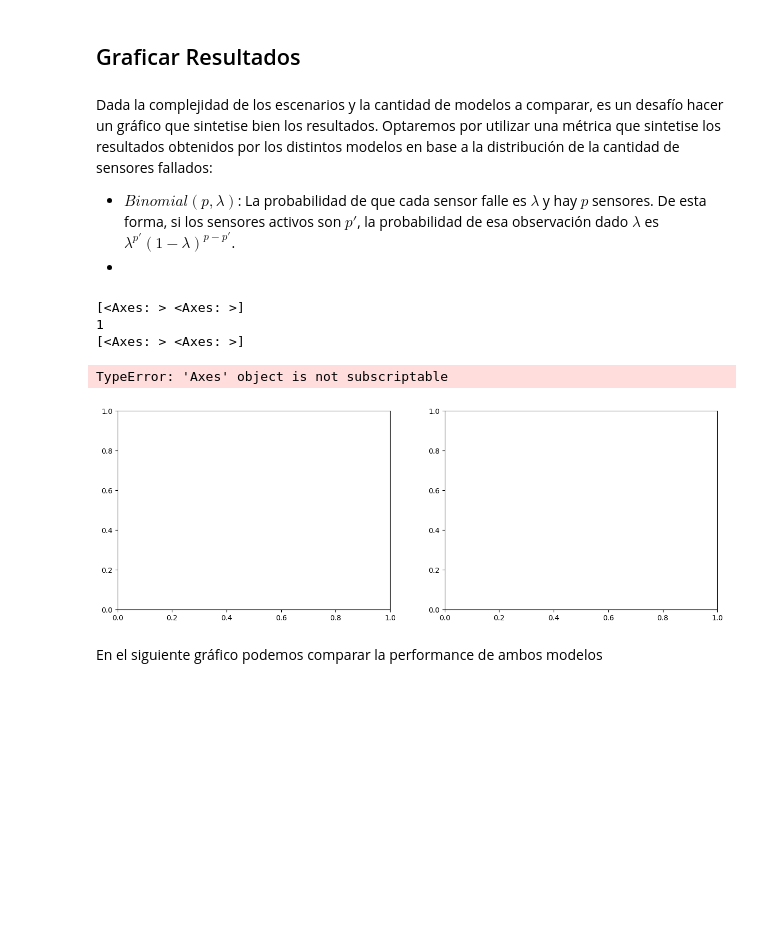
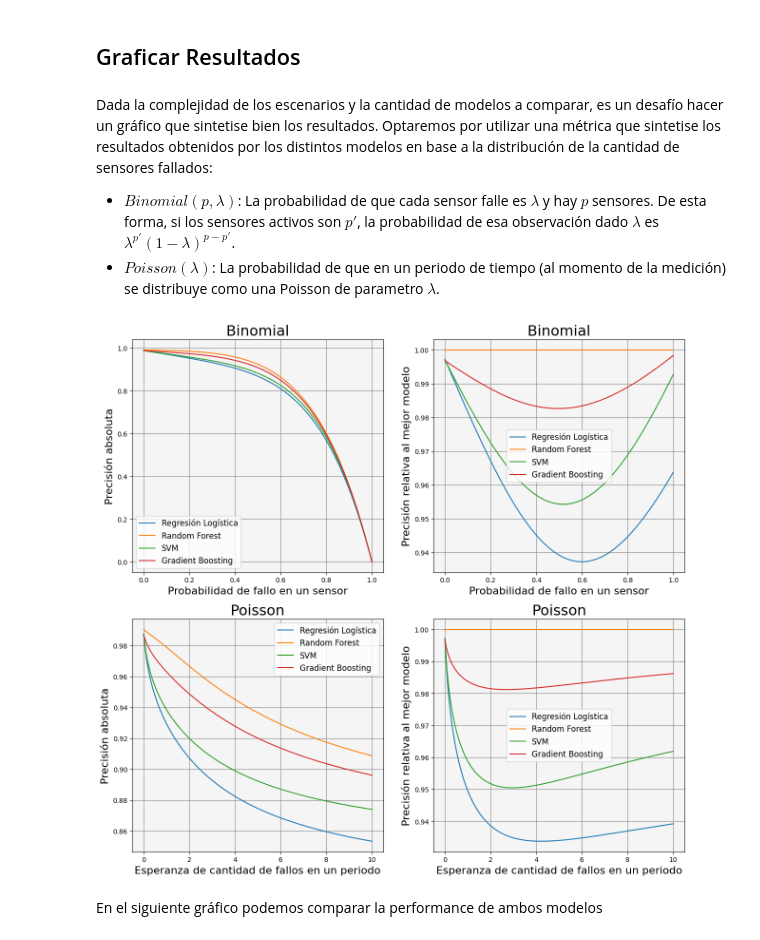
Before and after one commit to carlucho1/CONAIISI-2024-2, a Jupyter notebook: CONAIISI2024B.ipynb, the cells around one changed output. Saved outputs shown, nothing was run; the diff lists cells and outputs as text; code cells hidden in the pictures; blank space fills up the shorter version.

```diff
--- a/CONAIISI2024B.ipynb
+++ b/CONAIISI2024B.ipynb
@@ -219,6 +219,6 @@ rsubconjuntos
 # %% [markdown]
 Dada la complejidad de los escenarios y la cantidad de modelos a comparar, es un desafío hacer un gráfico que sintetise bien los resultados. Optaremos por utilizar una métrica que sintetise los resultados obtenidos por los distintos modelos en base a la distribución de la cantidad de sensores fallados:
 * $Binomial(p, \lambda)$: La probabilidad de que cada sensor falle es $\lambda$ y hay $p$ sensores. De esta forma, si los sensores activos son $p'$, la probabilidad de esa observación dado $\lambda$ es $ \lambda^{p'} (1-\lambda)^{p-p'}$.
-*
+* $Poisson(\lambda)$: La probabilidad de que en un periodo de tiempo (al momento de la medición) se distribuye como una Poisson de parametro $\lambda$.
 # %%
 def Graficar(rsubconjuntos, modelos, distribuciones):
@@ -275,15 +279,35 @@ class Binomial:
         for l in self.x:
             y.append(np.sum(resi * (1-l) ** tams * l ** (self.n - tams)))
         return np.array(y)
+# %%
+class Poisson:
+    def __init__(self, l0 = 0, l1 = 1, n_points = 1000):
+        self.x = np.linspace(l0,l1,n_points)
+
+    def get_x(self):
+        return self.x
+
+    def get_nombre(self):
+        return "Poisson"
+
+    def get_x_label(self):
+        return "Esperanza de cantidad de fallos en un periodo"
+
+    def get_y(self, rsubconjuntos, i):
+        y = []
+        tams = np.array([len(rsubconjuntos[-1][0]) - len(r[0]) for r in rsubconjuntos])
+        resi = np.array([r[1][i][1] for r in rsubconjuntos])
+        for l in self.x:
+            pesos = np.exp(-l) * l ** tams / np.array([np.math.factorial(tam) for tam in tams])
+            pesos /= np.sum(pesos)
+            y.append(np.sum(resi * pesos))
+        return np.array(y)
 # %%
-fig,ax = Graficar(rsubconjuntos, Modelos, [Binomial(len(X_train.columns))])
+fig,ax = Graficar(rsubconjuntos, Modelos, [Binomial(len(X_train.columns)),
+                                           Poisson(0,2*len(X_train.columns))])
 fig.savefig("graficos/precisiones_falla_total.png")
 fig.show()
 # %% [output]
-[<Axes: > <Axes: >]
-1
-[<Axes: > <Axes: >]
-TypeError: 'Axes' object is not subscriptable
-[figure, old version]
+[figure, new version]
 # %% [markdown]
 En el siguiente gráfico podemos comparar la performance de ambos modelos
```
Also changed, not shown: parts of 5 cells of this notebook, 1 other file.
